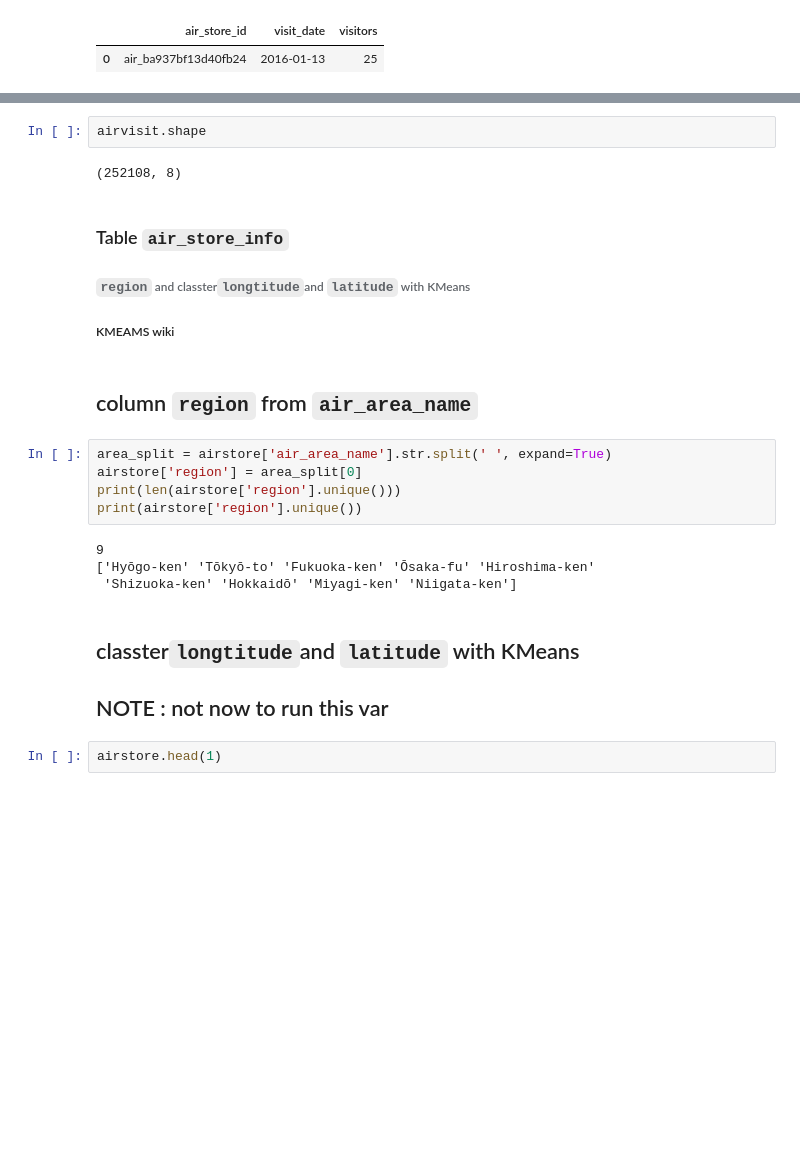
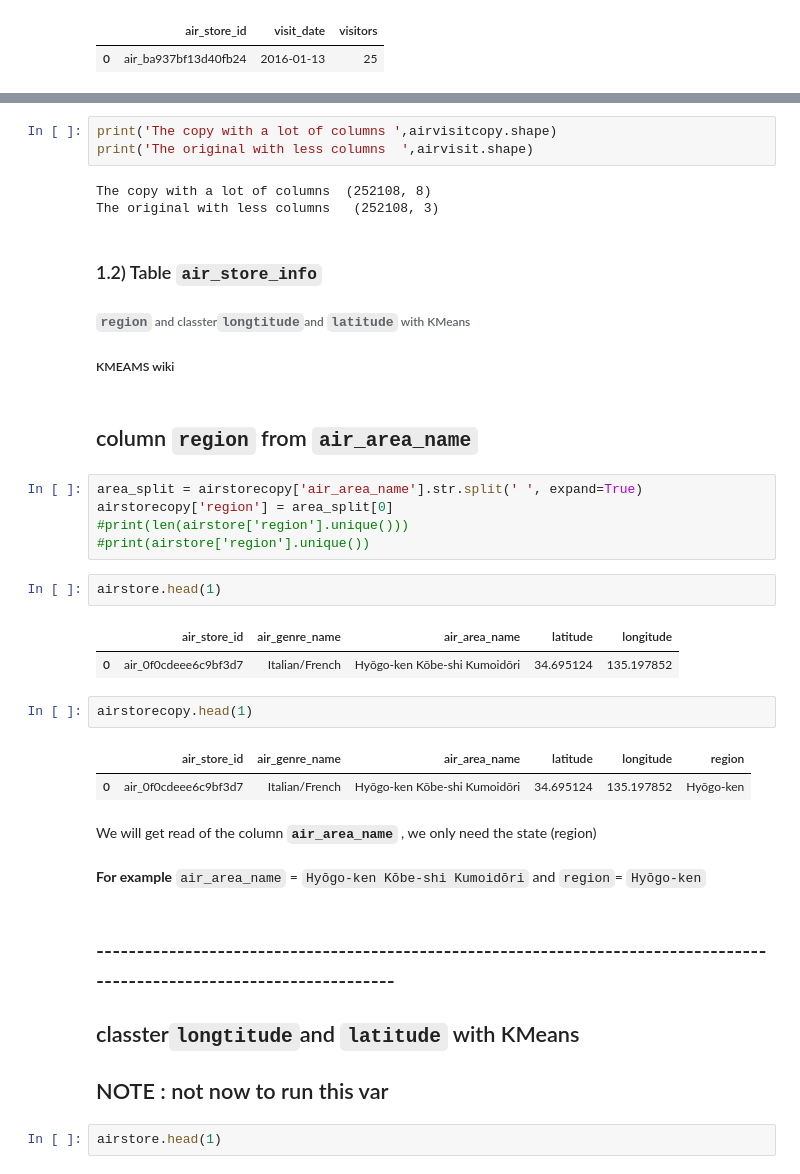
Before and after one commit to galiii/Recruit-Restaurant-Visitor-Forecasting1, a Jupyter notebook: eda/all_air_data.ipynb, the cells around one changed output, grey strips where cells are left out. Saved outputs shown, nothing was run; the diff lists cells and outputs as text; blank space fills up the shorter version.

```diff
--- a/eda/all_air_data.ipynb
+++ b/eda/all_air_data.ipynb
@@ -72,23 +104,35 @@ airvisit.head(1)
-# %%
-airvisit.shape
-# %% [output]
-(252108, 8)
+# %%
+print('The copy with a lot of columns ',airvisitcopy.shape)
+print('The original with less columns  ',airvisit.shape)
+# %% [output]
+The copy with a lot of columns  (252108, 8)
+The original with less columns   (252108, 3)
 # %% [markdown]
-### Table <code>air_store_info</code>
+### 1.2) Table <code>air_store_info</code>
 ###### <code>region</code> and classter<code>longtitude</code>and <code>latitude</code> with KMeans <br>
 ##### KMEAMS wiki
 # %% [markdown]
 ## column <code>region</code> from <code>air_area_name</code>
 # %%
-area_split = airstore['air_area_name'].str.split(' ', expand=True)
-airstore['region'] = area_split[0]
-print(len(airstore['region'].unique()))
-print(airstore['region'].unique())
+area_split = airstorecopy['air_area_name'].str.split(' ', expand=True)
+airstorecopy['region'] = area_split[0]
+#print(len(airstore['region'].unique()))
+#print(airstore['region'].unique())
-# %% [output]
-9
-['Hyōgo-ken' 'Tōkyō-to' 'Fukuoka-ken' 'Ōsaka-fu' 'Hiroshima-ken'
- 'Shizuoka-ken' 'Hokkaidō' 'Miyagi-ken' 'Niigata-ken']
+# %%
+airstore.head(1)
+# %% [output]
+|  | air_store_id | air_genre_name | air_area_name | latitude | longitude |
+| 0 | air_0f0cdeee6c9bf3d7 | Italian/French | Hyōgo-ken Kōbe-shi Kumoidōri | 34.695124 | 135.197852 |
+# %%
+airstorecopy.head(1)
+# %% [output]
+|  | air_store_id | air_genre_name | air_area_name | latitude | longitude | region |
+| 0 | air_0f0cdeee6c9bf3d7 | Italian/French | Hyōgo-ken Kōbe-shi Kumoidōri | 34.695124 | 135.197852 | Hyōgo-ken |
+# %% [markdown]
+We will get read of the column **<code>air_area_name</code>** , we only need the state (region)<br><br>
+**For example** <code>air_area_name</code> = <code>Hyōgo-ken Kōbe-shi Kumoidōri</code> and  <code>region</code>= <code>Hyōgo-ken</code>
 # %% [markdown]
+## ------------------------------------------------------------------------------------------------------------------------
 ## classter<code>longtitude</code>and <code>latitude</code> with KMeans <br>
 
 ## NOTE : not now to run this var
```
Also changed, not shown: parts of 31 cells of this notebook.
